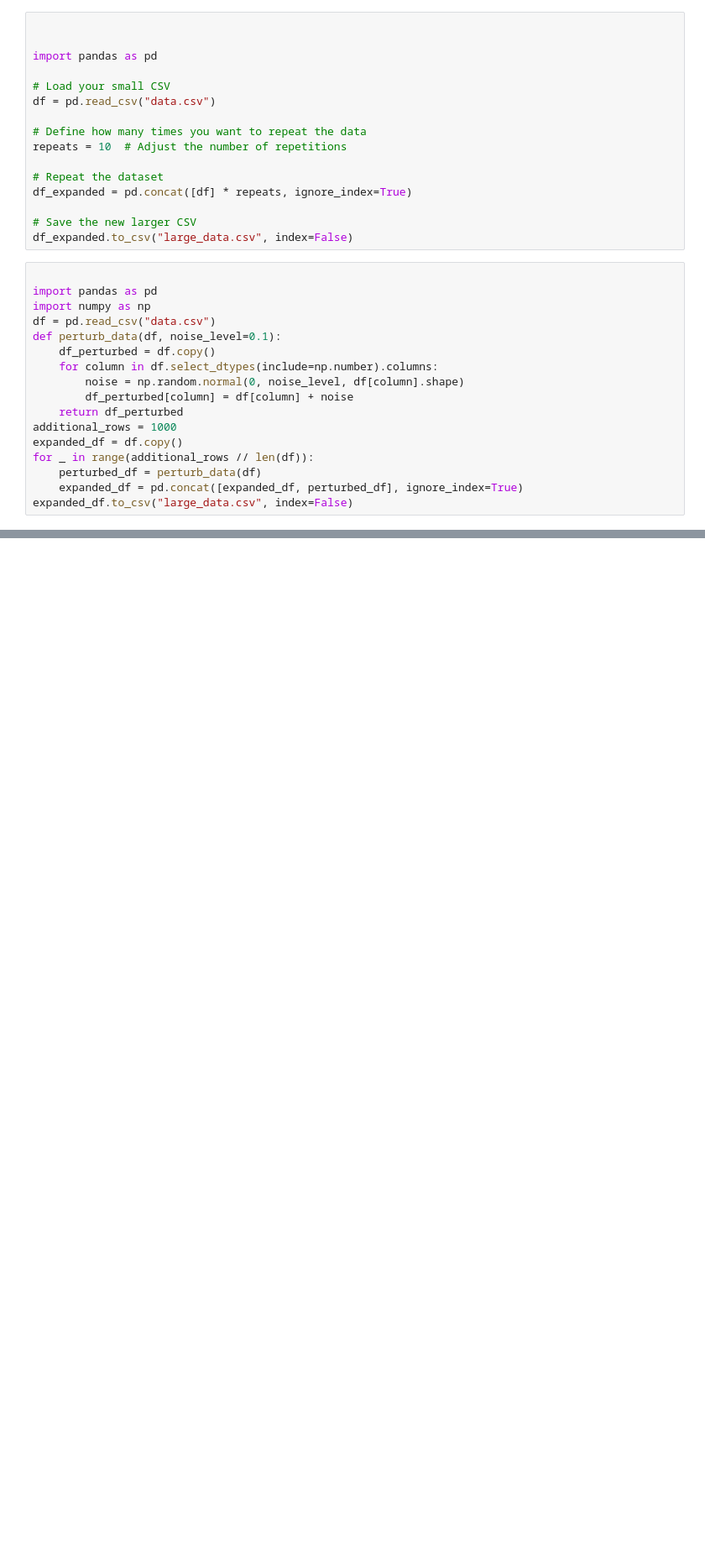
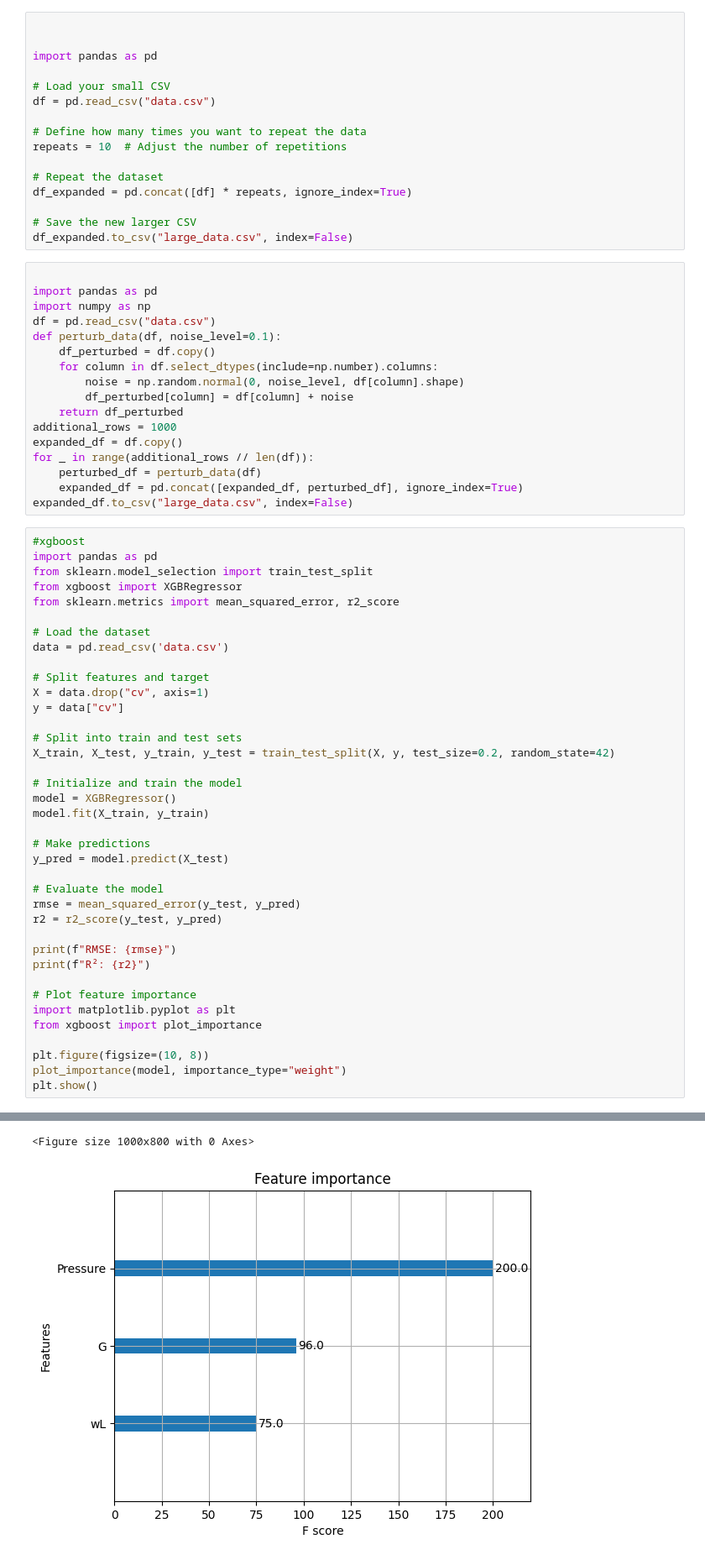
Before and after one commit to Karthikeyan2420/machinelearning24, a Jupyter notebook: mladditional.ipynb, the cells around one changed output, grey strips where cells are left out. Shown at 84% size. Cells and saved outputs as stored; diff of their text form; blank space fills up the shorter version.

```diff
--- a/mladditional.ipynb
+++ b/mladditional.ipynb
@@ -369,3 +369,42 @@ for _ in range(additional_rows // len(df)):
     perturbed_df = perturb_data(df)
     expanded_df = pd.concat([expanded_df, perturbed_df], ignore_index=True)
 expanded_df.to_csv("large_data.csv", index=False)
+# %%
+#xgboost
+import pandas as pd
+from sklearn.model_selection import train_test_split
+from xgboost import XGBRegressor
+from sklearn.metrics import mean_squared_error, r2_score
+
+# Load the dataset
+data = pd.read_csv('data.csv')
+
+# Split features and target
+X = data.drop("cv", axis=1)
+y = data["cv"]
+
+# Split into train and test sets
+X_train, X_test, y_train, y_test = train_test_split(X, y, test_size=0.2, random_state=42)
+
+# Initialize and train the model
+model = XGBRegressor()
+model.fit(X_train, y_train)
+
+# Make predictions
+y_pred = model.predict(X_test)
+
+# Evaluate the model
+rmse = mean_squared_error(y_test, y_pred)
+r2 = r2_score(y_test, y_pred)
+
+print(f"RMSE: {rmse}")
+print(f"R²: {r2}")
+
+# Plot feature importance
+import matplotlib.pyplot as plt
+from xgboost import plot_importance
+
+plt.figure(figsize=(10, 8))
+plot_importance(model, importance_type="weight")
+plt.show()
+# %% [output]
@@ -371,0 +413,2 @@ expanded_df.to_csv("large_data.csv", index=False)
+<Figure size 1000x800 with 0 Axes>
+[figure, added]
```
Also changed, not shown: parts of 1 cell of this notebook.
